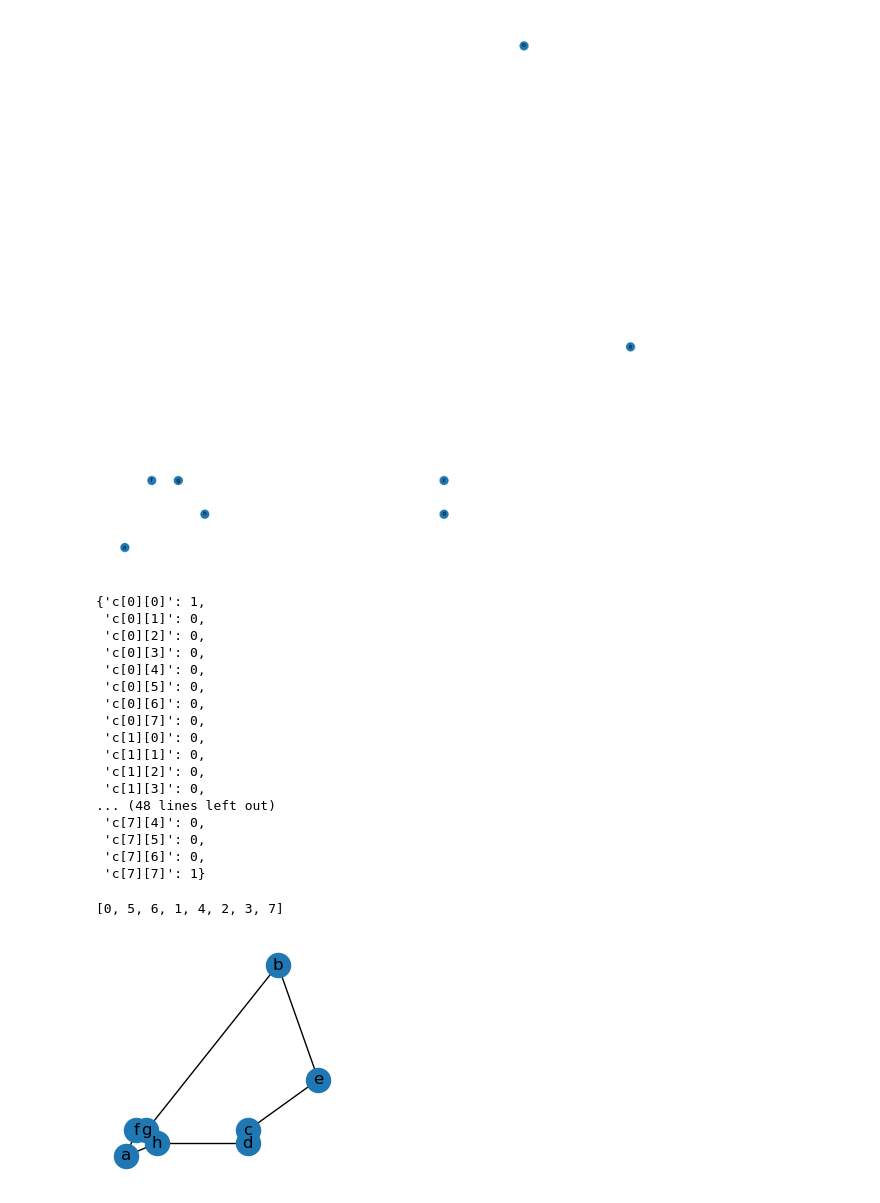
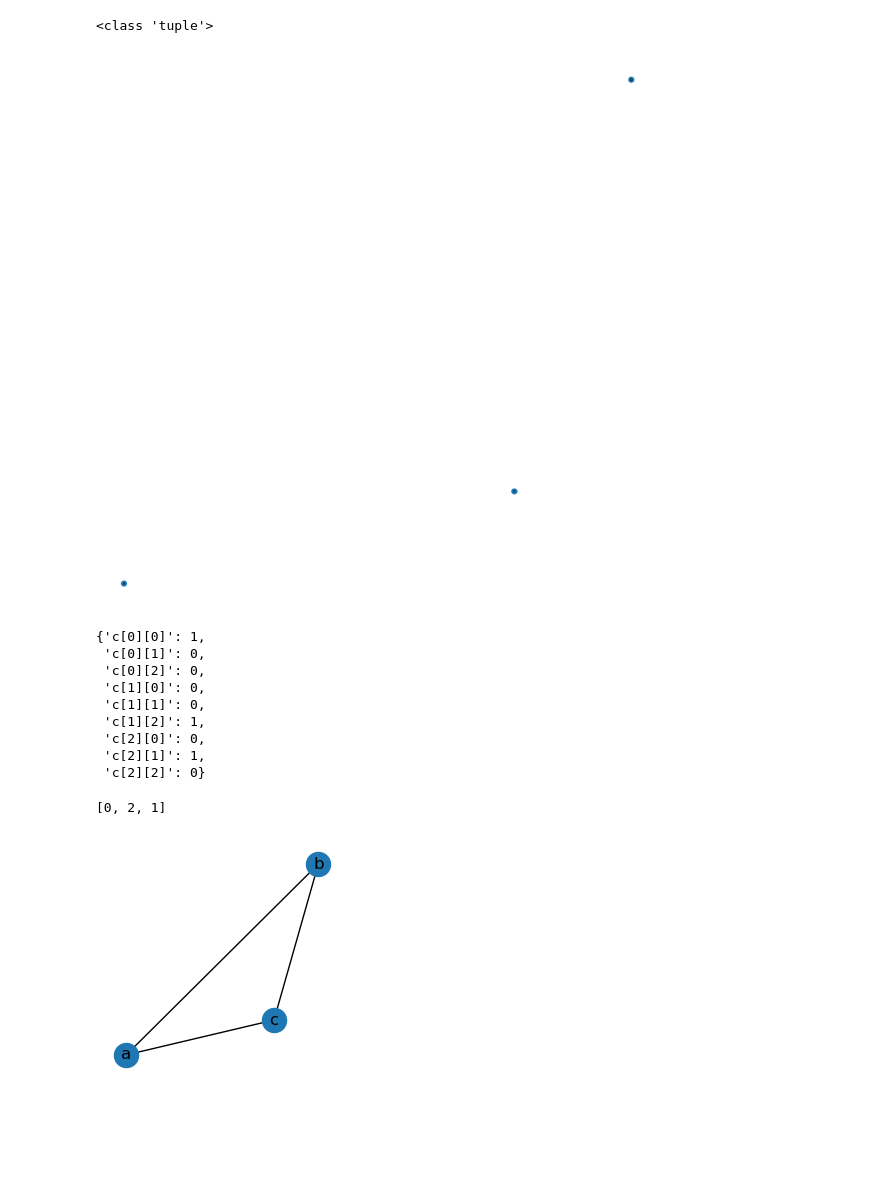
Before and after one commit to aidan-donaghey/QuantumAnnealing, a Jupyter notebook: QuantumAnnealing.ipynb, the cells around one changed output. Cells and saved outputs as stored; diff of their text form; code cells hidden in the pictures; blank space fills up the shorter version.

```diff
--- a/QuantumAnnealing.ipynb
+++ b/QuantumAnnealing.ipynb
@@ -8,7 +8,7 @@ from dimod import BinaryQuadraticModel
 from dwave.system import LeapHybridSampler
 # %%
 dimensionality = 20
-def plot_city(cities, sol=None, dimensionality = 20):
+def plot_city(cities, sol=None, dimensionality = 30):
     n_city = len(cities)
     cities_dict = dict(cities)
     G = nx.Graph()
@@ -39,18 +39,20 @@ def dist(i, j, cities):
     return np.sqrt((pos_i[0] - pos_j[0])**2 + (pos_i[1] - pos_j[1])**2)
 # %%
 cities = [
-    ("a", (0, 0)),
-    ("b", (15, 15)),
+    ("a", (2, -1)),
+    ("b", (15, 15.4)),
     ("c", (12, 2)),
-    ("d", (12, 1)),
-    ("e", (19, 6)),
-    ("f", (1, 2)),
-    ("g", (2, 2)),
-    ("h", (3, 1))
+    # ("d", (12, 1)),
+    # ("e", (19, 6)),
+    # ("f", (1, 2)),
+    # ("g", (2, 2)),
+    # ("h", (3, 1))
 ]
+print(type(cities[0]))
 plot_city(cities)
 # %% [output]
+<class 'tuple'>
-[figure, old version]
+[figure, new version]
 # %%
 n_city = len(cities)
 x = Array.create('c', (n_city, n_city), 'BINARY')
@@ -98,20 +100,12 @@ bestsample.sample
 {'c[0][0]': 1,
  'c[0][1]': 0,
  'c[0][2]': 0,
- 'c[0][3]': 0,
- 'c[0][4]': 0,
- 'c[0][5]': 0,
- 'c[0][6]': 0,
- 'c[0][7]': 0,
  'c[1][0]': 0,
  'c[1][1]': 0,
- 'c[1][2]': 0,
- 'c[1][3]': 0,
-... (48 lines left out)
- 'c[7][4]': 0,
- 'c[7][5]': 0,
- 'c[7][6]': 0,
- 'c[7][7]': 1}
+ 'c[1][2]': 1,
+ 'c[2][0]': 0,
+ 'c[2][1]': 1,
+ 'c[2][2]': 0}
 # %%
 def plot_cityQuantum(cities, sol=None):
     n_city = len(cities)
@@ -141,5 +135,5 @@ def plot_cityQuantum(cities, sol=None):
 # %%
 plot_cityQuantum(cities, bestsample)
 # %% [output]
-[0, 5, 6, 1, 4, 2, 3, 7]
+[0, 2, 1]
-[figure, old version]
+[figure, new version]
```
Also changed, not shown: 6 other files.
